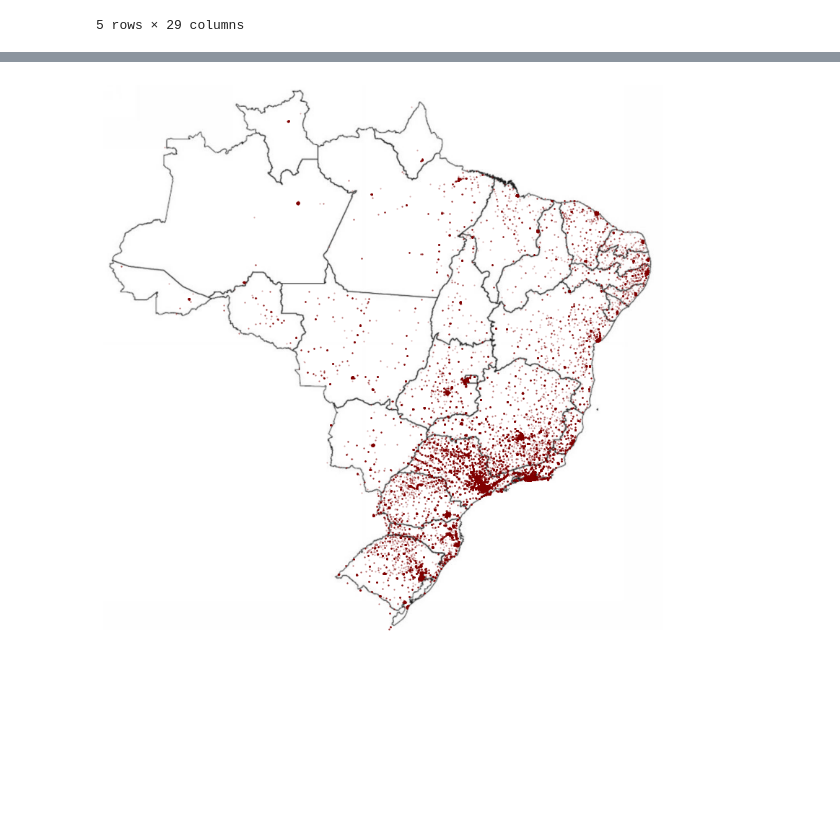
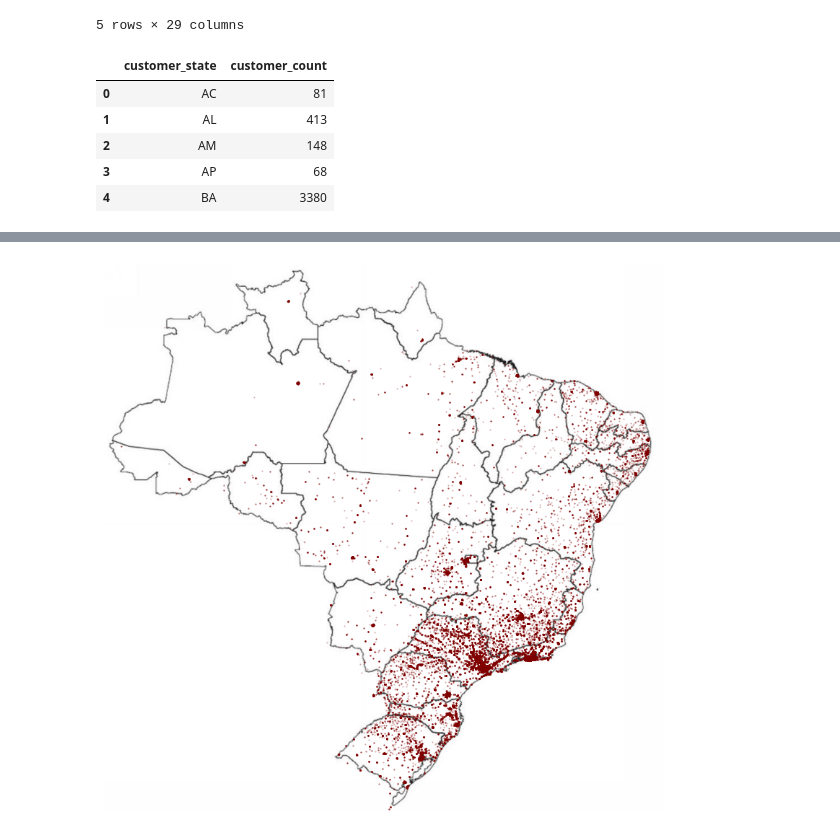
Before and after one commit to andreass7/data-analyst-dicoding, a Jupyter notebook: Proyek_Analisis_Data_(1) (1).ipynb, the cells around one changed output, grey strips where cells are left out. Cells and saved outputs as stored; diff of their text form; code cells hidden in the pictures; blank space fills up the shorter version.

```diff
--- a/Proyek_Analisis_Data.ipynb
+++ b/Proyek_Analisis_Data_(1) (1).ipynb
@@ -1723,3 +1739,16 @@ customers_silver.head()
 5 rows × 29 columns
 # %%
 customers_silver.to_csv("geolocation.csv", index=False)
+# %%
+bystate_df = all_data.groupby(by="customer_state").customer_id.nunique().reset_index()
+bystate_df.rename(columns={
+    "customer_id": "customer_count"
+}, inplace=True)
+bystate_df.head()
+# %% [output]
+|  | customer_state | customer_count |
+| 0 | AC | 81 |
+| 1 | AL | 413 |
+| 2 | AM | 148 |
+| 3 | AP | 68 |
+| 4 | BA | 3380 |
```
Also changed, not shown: parts of 23 cells of this notebook.
